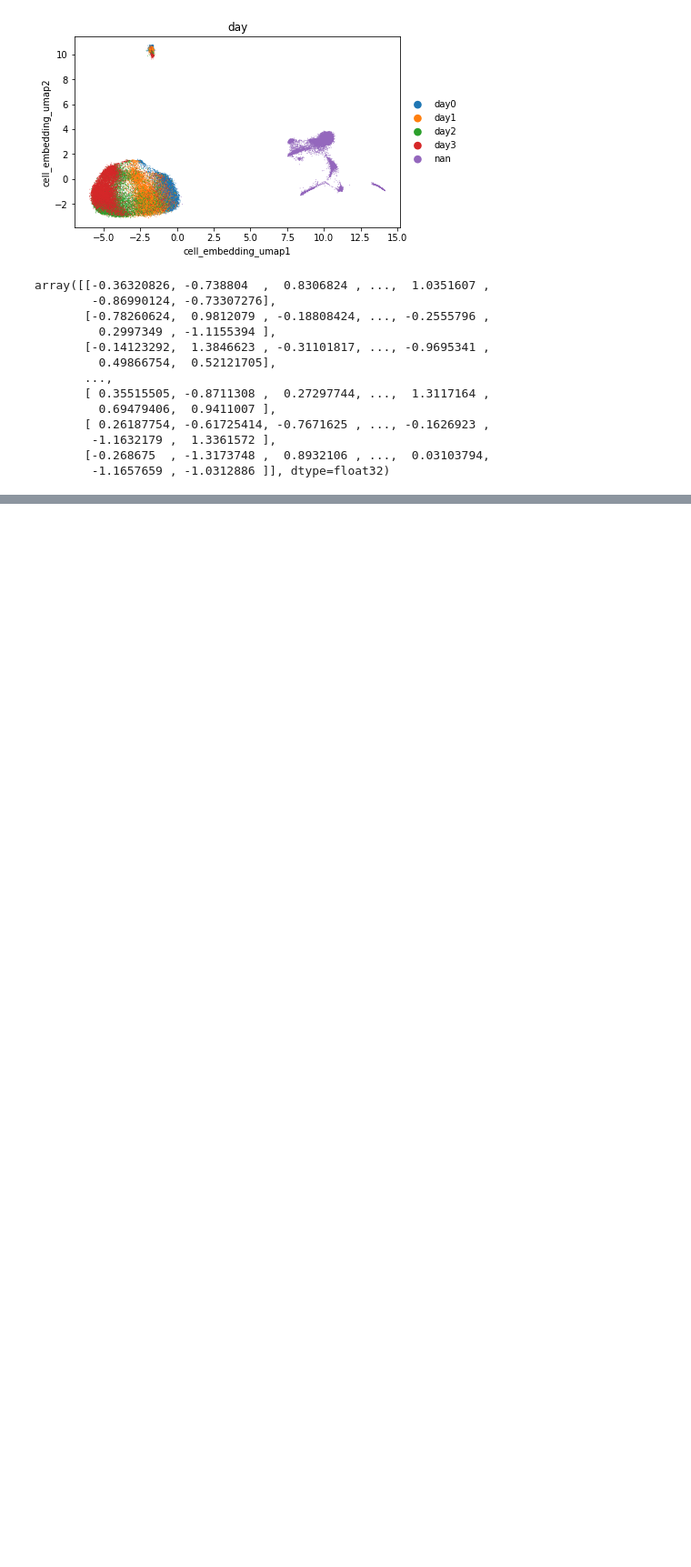
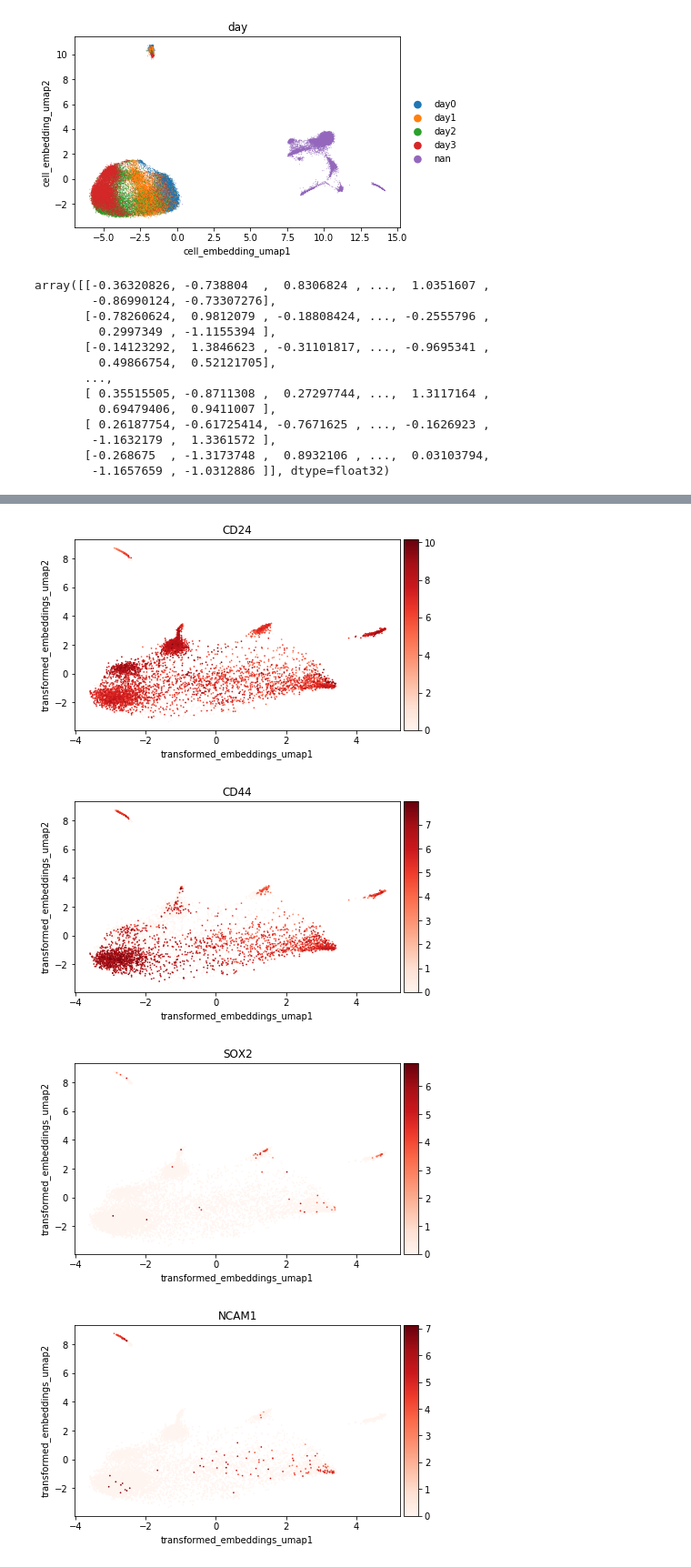
Before and after one commit to ding-lab/pollock, a Jupyter notebook: notebooks/ccrcc_stemness.ipynb, the cells around one changed output, grey strips where cells are left out. Shown at 91% size. Drawn from its saved outputs; the diff is of its cells as text; code cells hidden in the pictures; blank space fills up the shorter version.

```diff
--- a/notebooks/ccrcc_stemness.ipynb
+++ b/notebooks/ccrcc_stemness.ipynb
@@ -674,9 +683,14 @@ br_stem_markers = ['CD24', 'CD44', 'SOX2', 'NCAM1', 'POU5F1', 'NANOG', 'SP5', 'M
 # %%
 variables = ['dataset', 'tumor_sample_id']
 variables += br_stem_markers
 for var in variables:
     if var in transformed_tumor_adata.var.index:
-        sc.pl.scatter(transformed_tumor_adata, x='tumor_to_stem_embeddings_umap1',
-                      y='tumor_to_stem_embeddings_umap2', color=var,
+        sc.pl.scatter(transformed_tumor_adata, x='transformed_embeddings_umap1',
+                      y='transformed_embeddings_umap2', color=var,
                       frameon=False, color_map='Reds')
         plt.show()
+# %% [output]
+[figure, added]
+[figure, added]
+[figure, added]
+[figure, added]
```
Also changed, not shown: parts of 9 cells of this notebook.
